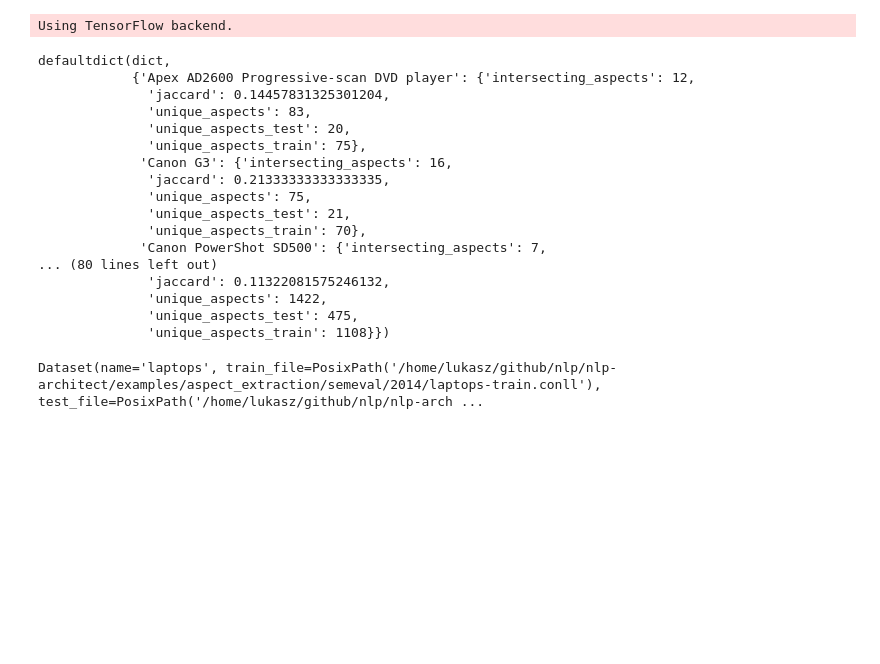
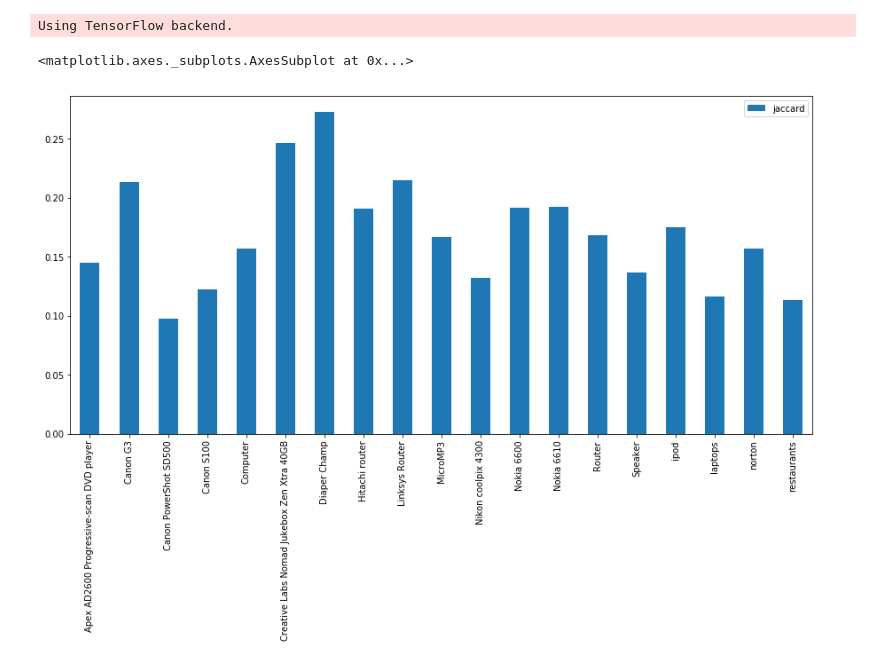
Before and after one commit to laugustyniak/nlp-architect, a Jupyter notebook: examples/aspect_extraction/notebooks/analyze-conll-tags.ipynb, the cells around one changed output. Drawn from its saved outputs; the diff is of its cells as text; code cells hidden in the pictures; blank space fills up the shorter version.

```diff
--- a/examples/aspect_extraction/notebooks/analyze-conll-tags.ipynb
+++ b/examples/aspect_extraction/notebooks/analyze-conll-tags.ipynb
@@ -23,7 +27,7 @@ def get_jaccard(t1, t2):
 # %%
 datasets_stats = defaultdict(dict)
 
-min_tag_freq = 2
+min_tag_freq = 1
 for dataset in datasets:
     df_tag_freq_train = process_conll_file(dataset.train_file.as_posix())
     df_tag_freq_test = process_conll_file(dataset.test_file.as_posix())
@@ -32,31 +36,12 @@ for dataset in datasets:
     aspects_test = df_tag_freq_test.text.tolist()
 
     datasets_stats[dataset.name]['jaccard'] = get_jaccard(aspects_train, aspects_test)
-    datasets_stats[dataset.name]['unique_aspects'] = len(set(aspects_train).union(set(aspects_test)))
-    datasets_stats[dataset.name]['intersecting_aspects'] = len(set(aspects_train).intersection(set(aspects_test)))
-    datasets_stats[dataset.name]['unique_aspects_train'] = len(set(aspects_train))
-    datasets_stats[dataset.name]['unique_aspects_test'] = len(set(aspects_test))
+#     datasets_stats[dataset.name]['unique_aspects'] = len(set(aspects_train).union(set(aspects_test)))
+#     datasets_stats[dataset.name]['intersecting_aspects'] = len(set(aspects_train).intersection(set(aspects_test)))
+#     datasets_stats[dataset.name]['unique_aspects_train'] = len(set(aspects_train))
+#     datasets_stats[dataset.name]['unique_aspects_test'] = len(set(aspects_test))
-# %%
-datasets_stats
-# %% [output]
-defaultdict(dict,
-            {'Apex AD2600 Progressive-scan DVD player': {'intersecting_aspects': 12,
-              'jaccard': 0.14457831325301204,
-              'unique_aspects': 83,
-              'unique_aspects_test': 20,
-              'unique_aspects_train': 75},
-             'Canon G3': {'intersecting_aspects': 16,
-              'jaccard': 0.21333333333333335,
-              'unique_aspects': 75,
-              'unique_aspects_test': 21,
-              'unique_aspects_train': 70},
-             'Canon PowerShot SD500': {'intersecting_aspects': 7,
-... (80 lines left out)
-              'jaccard': 0.11322081575246132,
-              'unique_aspects': 1422,
-              'unique_aspects_test': 475,
-              'unique_aspects_train': 1108}})
-# %%
-dataset
-# %% [output]
-Dataset(name='laptops', train_file=PosixPath('/home/lukasz/github/nlp/nlp-architect/examples/aspect_extraction/semeval/2014/laptops-train.conll'), test_file=PosixPath('/home/lukasz/github/nlp/nlp-arch ...
+# %%
+pd.DataFrame.from_dict(datasets_stats).T.sort_index(axis=0).plot(kind='bar', figsize=(15,7))
+# %% [output]
+<matplotlib.axes._subplots.AxesSubplot at 0x...>
+[figure, added]
```
Also changed, not shown: parts of 3 cells of this notebook, 1 other file.
